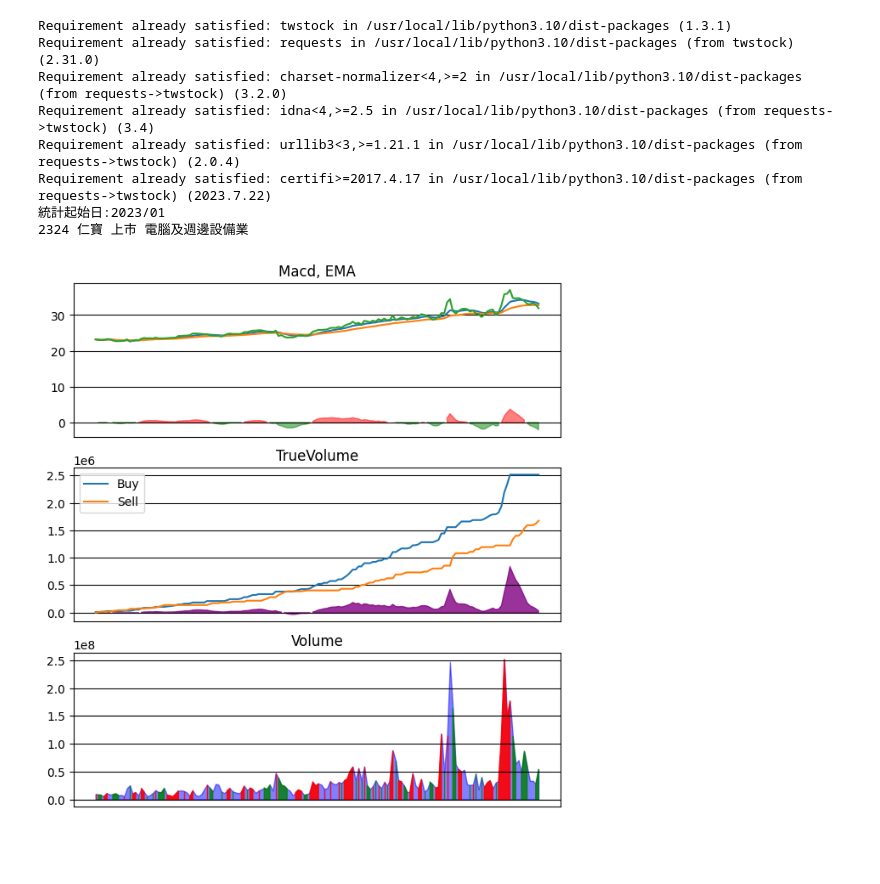
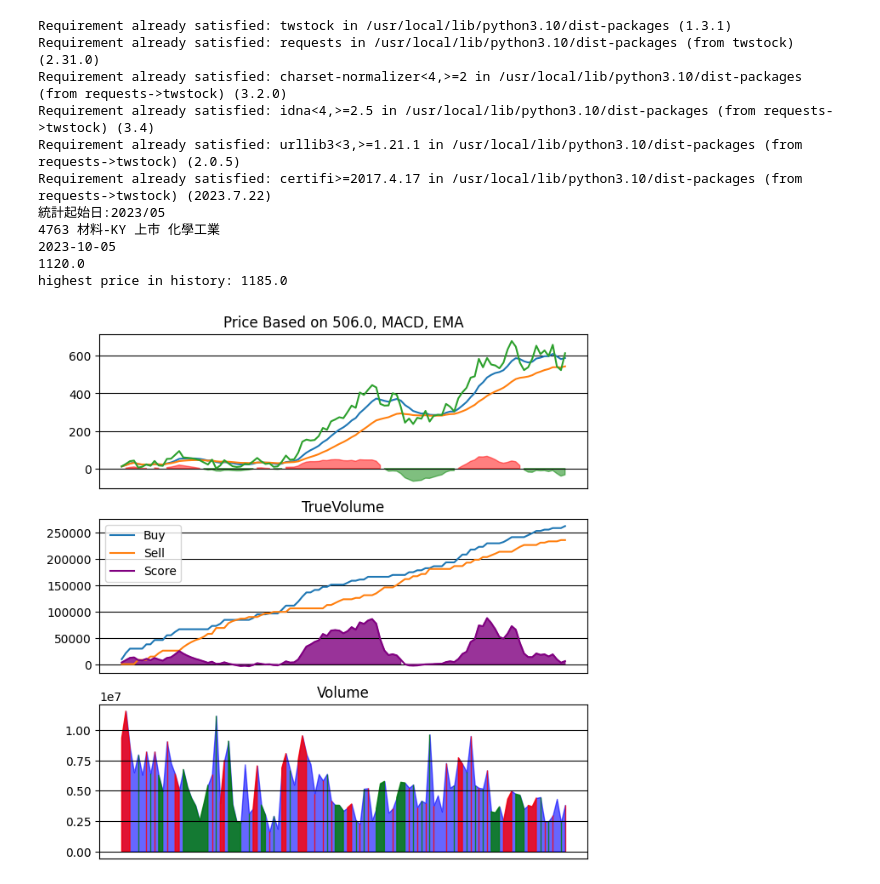
Before and after one commit to tzoung-yu/TrueVolume, a Jupyter notebook: TrueVolume上市上櫃.ipynb, the cells around one changed output. Saved outputs shown, nothing was run; the diff lists cells and outputs as text; code cells hidden in the pictures; blank space fills up the shorter version.

```diff
--- a/TrueVolume上市上櫃.ipynb
+++ b/TrueVolume上市上櫃.ipynb
@@ -14,7 +14,7 @@ import numpy as np
 import matplotlib as mpl
 
 #股票代號
-stoid="仁寶"
+stoid="材料-KY"
 
 def TrueVol(pd):
   df=pd
@@ -40,7 +40,7 @@ def TrueVol(pd):
     if(lp==0.0):
       lp=opp[i]
     upordown=0
-    if(opp[i]<clo[i]):
+    if(clo[i]>=opp[i]):
       if(clo[i] >= opp[i] + ((hig[i] - opp[i])/3.8) and clo[i]>=lp):
         upc+=(voo[i]/1000)
         upordown=1
@@ -91,13 +91,20 @@ def TrueVol(pd):
   gg3=gg1/gg2
   sco=sco*gg3/3
 
-  gg3=lgc/max(abs(histogram))
+  gg1=max(clo)-min(clo)
+  gg2=min(clo)
+  gg3=gg1/max(abs(histogram))
   histogram2 = histogram*gg3/10
+  print("highest price in history: "+str(max(clo)))
+  clo=np.array(clo)
+  ema10=ema10-gg2
+  ema30=ema30-gg2
+  clo=clo-gg2
 
   mpl.rcParams["figure.figsize"] = (7.4, 8)
 
   plt.subplot(311)
-  plt.title('Macd, EMA')
+  plt.title('Price Based on '+str(gg2)+', MACD, EMA')
   plt.plot(ema10)
   plt.plot(ema30)
   plt.plot(clo)
@@ -112,9 +119,9 @@ def TrueVol(pd):
   plt.subplot(312)
   plt.plot(upl,label='Buy')
   plt.plot(dol,label='Sell')
-  plt.fill_between(x, sco, where=(sco<0), color='purple', alpha=0.6)
+  plt.fill_between(x, sco, where=(sco<0), color='purple', alpha=0.5)
   plt.fill_between(x, sco, where=(sco>0), color='purple', alpha=0.8)
-  #plt.plot(sco, label='Score', color='red')
+  plt.plot(sco, label='Score', color='purple')
   #plt.bar(x, height=sco, color='red','linewidth=0)
   plt.gca().xaxis.set_ticks([])
   plt.grid(color='black')
@@ -125,9 +132,9 @@ def TrueVol(pd):
   plt.subplot(313)
   plt.title('Volume')
   #plt.plot(voo)
-  plt.fill_between(x, voo, where=(voo>0), color='blue', alpha=0.5)
+  plt.fill_between(x, voo, where=(voo>0), color='blue', alpha=0.6)
   plt.fill_between(x, voo, where=(xvo<0), color='green', alpha=0.8)
-  plt.fill_between(x, voo, where=(xvo>0), color='red', alpha=0.9)
+  plt.fill_between(x, voo, where=(xvo>0), color='red', alpha=0.8)
   plt.gca().xaxis.set_ticks([])
   plt.grid(color='black')
 
@@ -148,39 +155,56 @@ def TrueVol(pd):
 
   plt.show()'''
 
+def keep_first_line(text):
+    lines = text.splitlines()
+    if lines:
+        return lines[0]
+    else:
+        return ""
+
 thisday = datetime.today()
-#day_start = thisday - timedelta(days=365)
-day_start = thisday.replace(month=1, day=1)
+day_start = thisday - timedelta(days=150)
+#day_start = thisday.replace(month=1, day=1)
 
 print("統計起始日:"+day_start.strftime("%Y/%m"))
 
 codes = twstock.codes
 df = pd.DataFrame.from_dict(codes, orient='index')
 
 stoname=str(stoid)
 if not stoname.isdigit():
   nn = df[df["name"] == stoname]
   stoid=str(int(nn.code.iloc[0]))
 
 nn=df[df["code"]==stoid]
 print(stoid, nn.name[0], nn.market[0],nn.group[0])
 
 # 讀取股價資料
 stock = Stock(stoid)                         # 擷取股價
 sto_price = stock.fetch_from(day_start.year, day_start.month)
 
 sto_attr = ['Date', 'Volume', 'Turnover', 'Open', 'High', 'Low', 'Close', 'Change', 'Transaction']
 data1 = pd.DataFrame(columns = sto_attr, data = sto_price)
 data1 = data1.drop(['Turnover', 'Change', 'Transaction'], axis=1)
+df=data1.tail(1)
+tt1=str(df["Date"])
+tt1= keep_first_line(tt1)
+print(tt1[-10:])
+tt1=str(df["Close"])
+tt1= keep_first_line(tt1)
+print(tt1[-6:])
 
 TrueVol(data1)
 # %% [output]
 Requirement already satisfied: twstock in /usr/local/lib/python3.10/dist-packages (1.3.1)
 Requirement already satisfied: requests in /usr/local/lib/python3.10/dist-packages (from twstock) (2.31.0)
 Requirement already satisfied: charset-normalizer<4,>=2 in /usr/local/lib/python3.10/dist-packages (from requests->twstock) (3.2.0)
 Requirement already satisfied: idna<4,>=2.5 in /usr/local/lib/python3.10/dist-packages (from requests->twstock) (3.4)
-Requirement already satisfied: urllib3<3,>=1.21.1 in /usr/local/lib/python3.10/dist-packages (from requests->twstock) (2.0.4)
+Requirement already satisfied: urllib3<3,>=1.21.1 in /usr/local/lib/python3.10/dist-packages (from requests->twstock) (2.0.5)
 Requirement already satisfied: certifi>=2017.4.17 in /usr/local/lib/python3.10/dist-packages (from requests->twstock) (2023.7.22)
-統計起始日:2023/01
-2324 仁寶 上市 電腦及週邊設備業
+統計起始日:2023/05
+4763 材料-KY 上市 化學工業
+2023-10-05
+1120.0
+highest price in history: 1185.0
-[figure, old version]
+[figure, new version]
```
